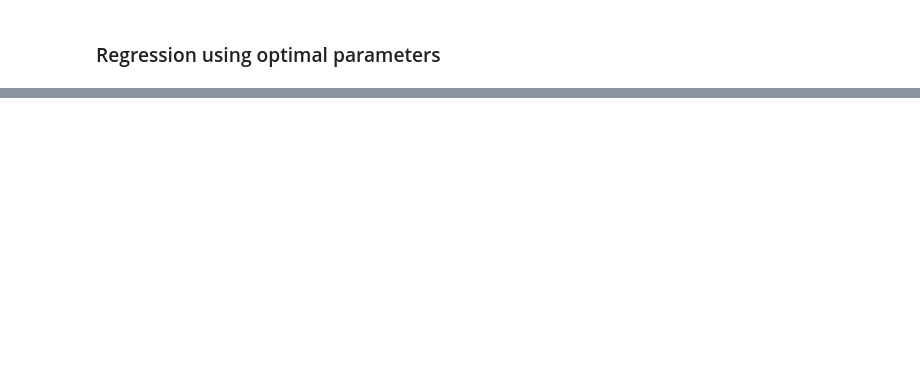
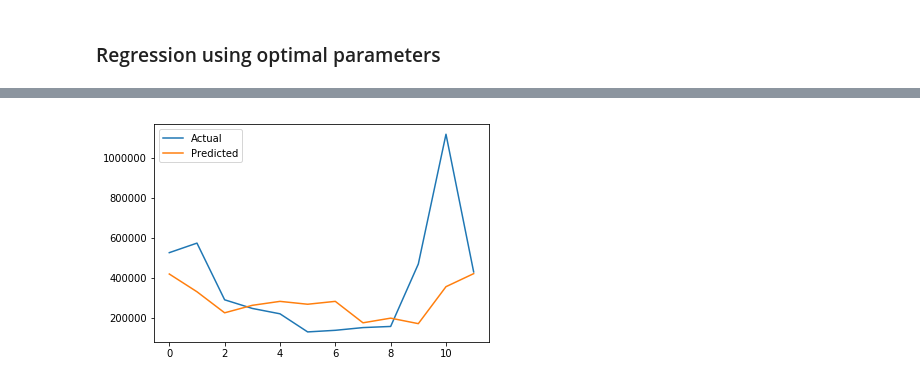
Before and after one commit to rnair7163/LabelMaster_Sales_Forecasting, a Jupyter notebook: src_Books/Data_Modeling/XGBoost.ipynb, the cells around one changed output, grey strips where cells are left out. Saved outputs shown, nothing was run; the diff lists cells and outputs as text; code cells hidden in the pictures; blank space fills up the shorter version.

```diff
--- a/src_Books/Data_Modeling/XGBoost.ipynb
+++ b/src_Books/Data_Modeling/XGBoost.ipynb
@@ -236,0 +307,5 @@ plt.show()
+# %%
+lists = [actual*100000, y_pred_test*100000]
+df = pd.concat([pd.Series(x) for x in lists], axis=1)
+df = df.rename(columns={0: 'Actual', 1: 'Predicted'})
+df
@@ -236,0 +326,7 @@ plt.show()
+# %%
+plt.plot(df.Actual, label='Actual')
+plt.plot(df.Predicted, label='Predicted')
+plt.legend()
+plt.show()
+# %% [output]
+[figure, added]
```
Also changed, not shown: parts of 13 cells of this notebook.
